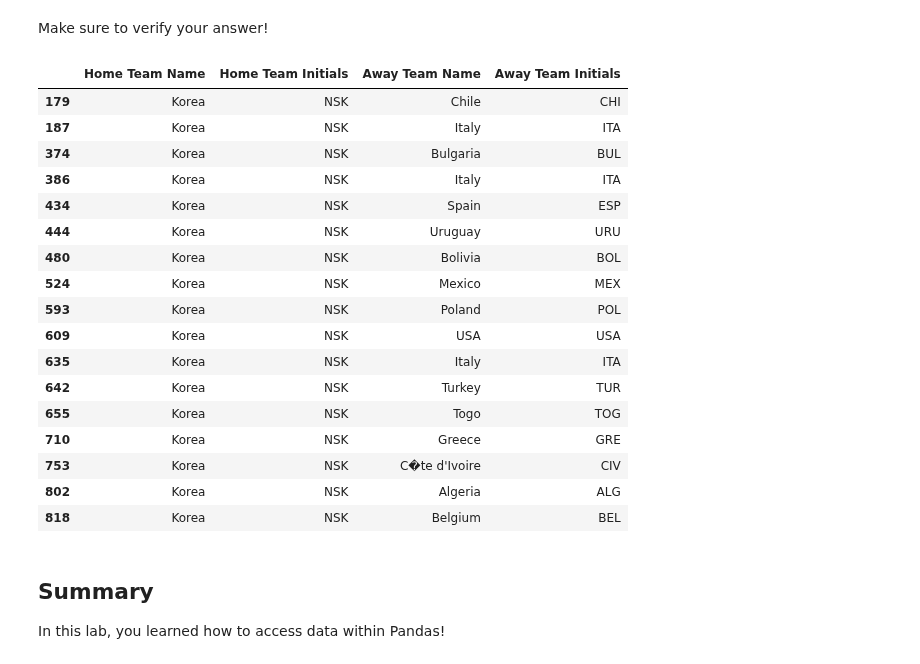
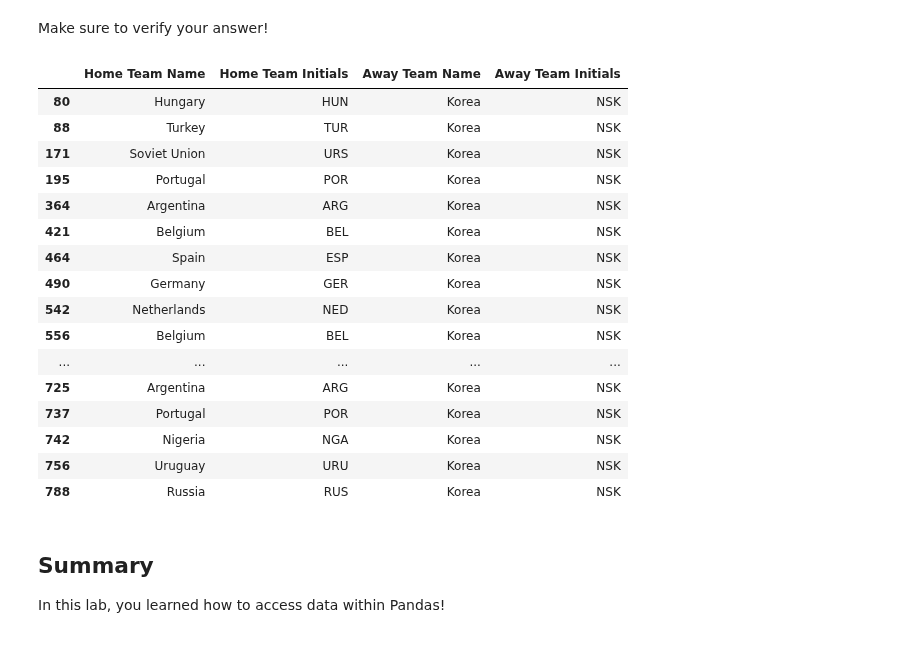
Before and after one commit to nic464/dsc-enterprise-hsbc-accessing-data-with-pandas-lab-hsbc-ds-081319, a Jupyter notebook: index.ipynb, the cells around one changed output. Saved outputs shown, nothing was run; the diff lists cells and outputs as text; code cells hidden in the pictures.

```diff
--- a/index.ipynb
+++ b/index.ipynb
@@ -241,26 +241,25 @@ tmp.loc[tmp["Away Team Name"].str.contains('Korea'), ("Away Team Name", 'Away Te
 # %% [markdown]
 Make sure to verify your answer!
 # %%
-tmp.loc[tmp["Home Team Name"].str.contains('Korea'), ("Home Team Name", 'Home Team Initials', 'Away Team Name', 'Away Team Initials') ]
+tmp.loc[tmp["Away Team Name"].str.contains('Korea'), ("Home Team Name", 'Home Team Initials', 'Away Team Name', 'Away Team Initials') ]
 # %% [output]
 |  | Home Team Name | Home Team Initials | Away Team Name | Away Team Initials |
-| 179 | Korea | NSK | Chile | CHI |
-| 187 | Korea | NSK | Italy | ITA |
-| 374 | Korea | NSK | Bulgaria | BUL |
-| 386 | Korea | NSK | Italy | ITA |
-| 434 | Korea | NSK | Spain | ESP |
-| 444 | Korea | NSK | Uruguay | URU |
-| 480 | Korea | NSK | Bolivia | BOL |
-| 524 | Korea | NSK | Mexico | MEX |
-| 593 | Korea | NSK | Poland | POL |
-| 609 | Korea | NSK | USA | USA |
-| 635 | Korea | NSK | Italy | ITA |
-| 642 | Korea | NSK | Turkey | TUR |
-| 655 | Korea | NSK | Togo | TOG |
-| 710 | Korea | NSK | Greece | GRE |
-| 753 | Korea | NSK | C�te d'Ivoire | CIV |
-| 802 | Korea | NSK | Algeria | ALG |
-| 818 | Korea | NSK | Belgium | BEL |
+| 80 | Hungary | HUN | Korea | NSK |
+| 88 | Turkey | TUR | Korea | NSK |
+| 171 | Soviet Union | URS | Korea | NSK |
+| 195 | Portugal | POR | Korea | NSK |
+| 364 | Argentina | ARG | Korea | NSK |
+| 421 | Belgium | BEL | Korea | NSK |
+| 464 | Spain | ESP | Korea | NSK |
+| 490 | Germany | GER | Korea | NSK |
+| 542 | Netherlands | NED | Korea | NSK |
+| 556 | Belgium | BEL | Korea | NSK |
+| ... | ... | ... | ... | ... |
+| 725 | Argentina | ARG | Korea | NSK |
+| 737 | Portugal | POR | Korea | NSK |
+| 742 | Nigeria | NGA | Korea | NSK |
+| 756 | Uruguay | URU | Korea | NSK |
+| 788 | Russia | RUS | Korea | NSK |
 # %% [markdown]
 ## Summary
 
```
